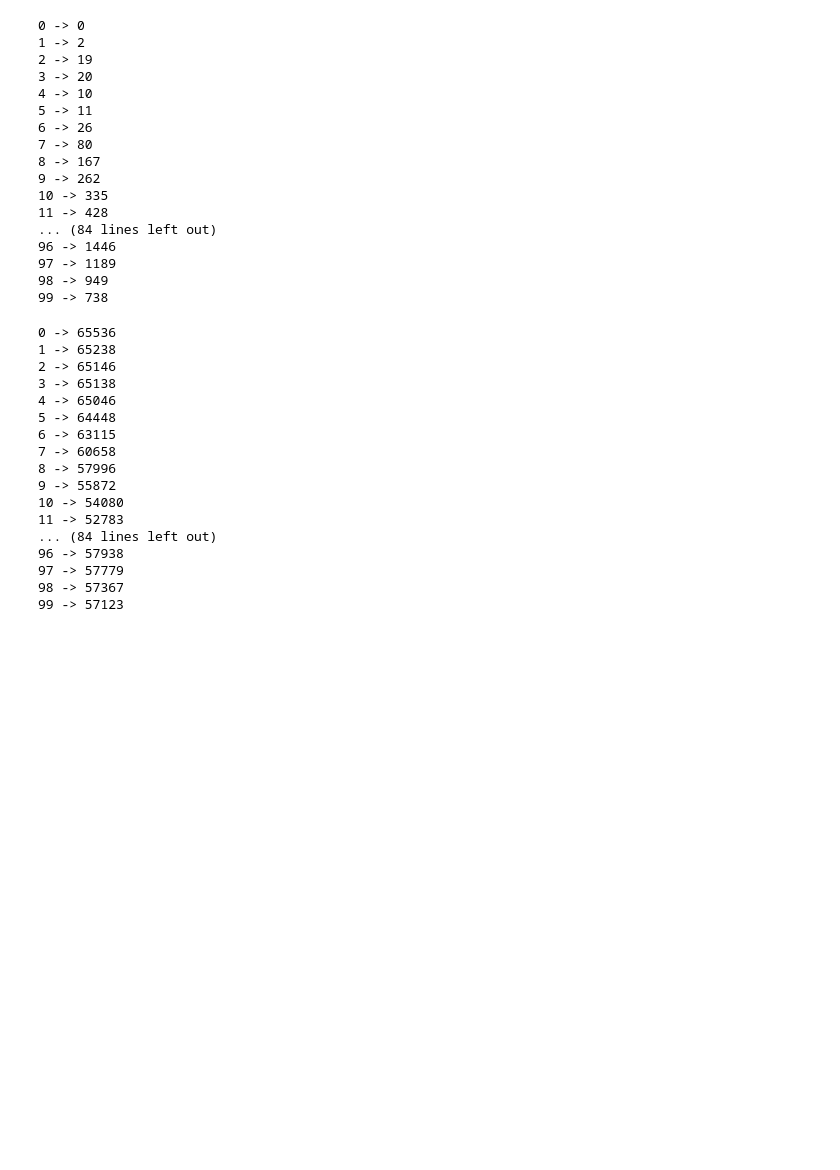
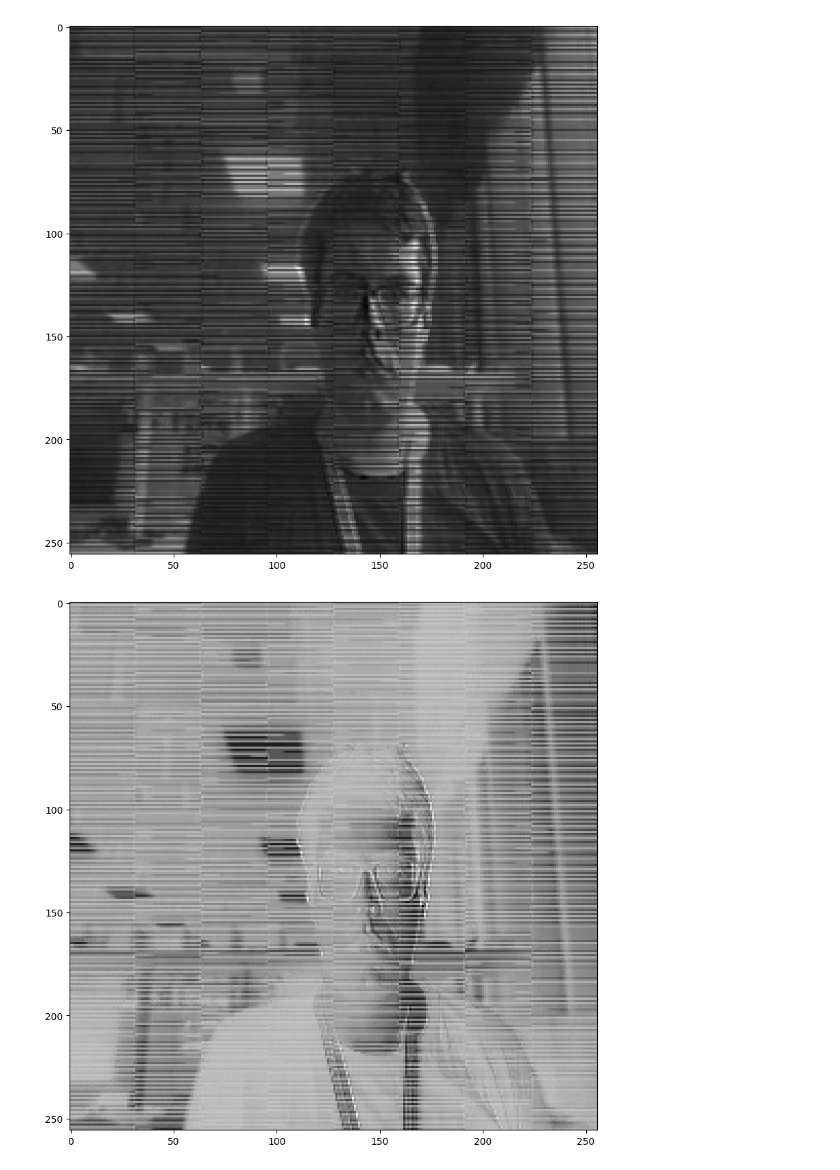
Before and after one commit to mlewandowski0/sillicon-retina, a Jupyter notebook: src/silicon_retina_cuda_kernel/debug_outputs.ipynb, the cells around one changed output. Cells and saved outputs as stored; diff of their text form; code cells hidden in the pictures; blank space fills up the shorter version.

```diff
--- a/src/silicon_retina_cuda_kernel/debug_outputs.ipynb
+++ b/src/silicon_retina_cuda_kernel/debug_outputs.ipynb
@@ -38,48 +38,25 @@ I1
-# %%
-
-for i in range(100):
-    i1 = os.path.join("out", "VLIF", f"{i}.npy")
-    i1 = np.load(i1)
-    print(f"{i} -> {np.sum(i1 > 0.1)}")
-# %% [output]
-0 -> 0
-1 -> 2
-2 -> 19
-3 -> 20
-4 -> 10
-5 -> 11
-6 -> 26
-7 -> 80
-8 -> 167
-9 -> 262
-10 -> 335
-11 -> 428
-... (84 lines left out)
-96 -> 1446
-97 -> 1189
-98 -> 949
-99 -> 738
-# %%
-
-for i in range(100):
-    i1 = os.path.join("out", "fired", f"{i}.npy")
-    i1 = np.load(i1)
-    print(f"{i} -> {np.sum(i1 == 0)}")
-# %% [output]
-0 -> 65536
-1 -> 65238
-2 -> 65146
-3 -> 65138
-4 -> 65046
-5 -> 64448
-6 -> 63115
-7 -> 60658
-8 -> 57996
-9 -> 55872
-10 -> 54080
-11 -> 52783
-... (84 lines left out)
-96 -> 57938
-97 -> 57779
-98 -> 57367
-99 -> 57123
+# %%
+def get_from_folder(folder):
+    els = sorted([(int(f[:-4]), os.path.join("out", folder, f)) for f in os.listdir(os.path.join("out", folder))])
+    return [np.load(v) for _, v in els]
+
+imgs = get_from_folder("imgs")
+lpfs1 = get_from_folder("LPF1")
+lpfs2 = get_from_folder("LPF2")
+hpf1 = get_from_folder("HPF1")
+hpf2 = get_from_folder("HPF2")
+blur2 = get_from_folder("BLUR2")
+I_opl = get_from_folder("I_OPL")
+# %%
+idx = 2
+
+plt.figure(figsize=(10, 10))
+plt.imshow(blur2[frame_idx], cmap="gray")
+
+
+plt.figure(figsize=(10, 10))
+plt.imshow(hpf1[idx] - blur2[idx], cmap="gray")
+plt.show()
+# %% [output]
+[figure, added]
+[figure, added]
```
Also changed, not shown: parts of 1 cell of this notebook, 9 other files.
